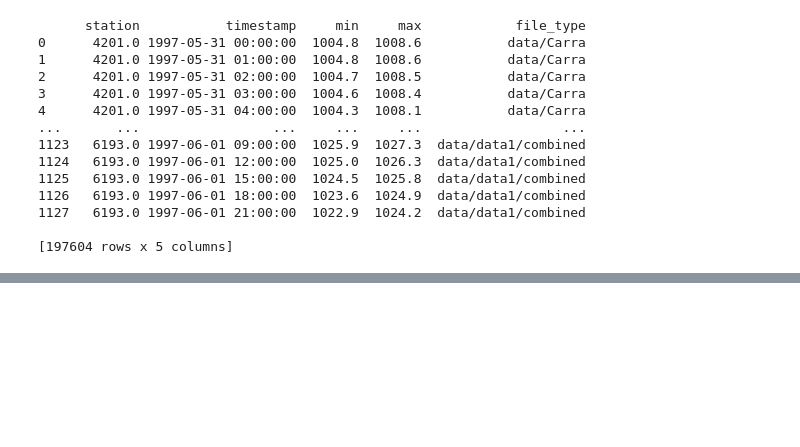
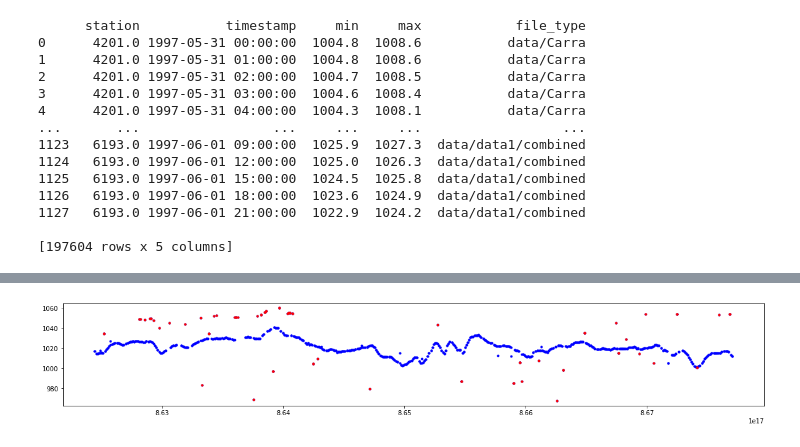
Before and after one commit to tomasfbouvier/Meteorological_Data_quality_assesment, a Jupyter notebook: Data_exploration.ipynb, the cells around one changed output, grey strips where cells are left out. Saved outputs shown, nothing was run; the diff lists cells and outputs as text; code cells hidden in the pictures; blank space fills up the shorter version.

```diff
--- a/Data_exploration.ipynb
+++ b/Data_exploration.ipynb
@@ -90,0 +163,57 @@ for i in range(len(stations)):
+# %%
+my_station=4330
+
+df2=df[df['station']==my_station]
+
+x=df2['timestamp']
+y=df2['max']
+
+from sklearn.cluster import DBSCAN
+
+#clustering = DBSCAN(eps=3, min_samples=2).fit(np.array(x,y))
+
+x = x.to_numpy('float64')
+
+y = y.to_numpy('float64')
+
+X = np.array([x,y])
+X= X.T
+
+X=np.delete(X, X[:,1] ==-1., axis=0)
+
+#X=np.sort(X, axis= 0 , kind=None, order=None)
+
+
+y_steps= [y[i+1]-y[i] for i in range(len(y)-1)]
+x_steps= [x[i+1]-x[i] for i in range(len(x)-1)]
+
+
+X[:,0]/=np.std(x_steps)
+X[:,1]/=np.std(y_steps)
+
+
+#np.concatenate((x,y), axis=0)
+clustering = DBSCAN(eps=.32,min_samples=15, metric='euclidean').fit(X)
+
+labels=clustering.fit_predict(X)
+#for i in clustering.labels_:
+    #print(i)
+
+X[:,0]*=np.std(x_steps)
+X[:,1]*=np.std(y_steps)
+
+plt.figure(figsize=(20,3))
+
+plt.plot(X[:,0], X[:,1], 'b.')
+#plt.ylim(6.2, 6.8)
+
+for i in range(len(clustering.labels_)):
+    if clustering.labels_[i]==-1:
+        plt.plot(X[i,0], X[i, 1], 'r.')
+    """
+    if(get_slope(x[i:i+2], y[i:i+2]) is not None and abs(get_slope(x[i:i+2], y[i:i+2]))>0.25*std):
+        print(get_slope(x[i:i+2], y[i:i+2]))
+        plt.plot(X[i,0], X[i, 1], 'r.')
+    """
+# %% [output]
+[figure, added]
```
Also changed, not shown: parts of 11 cells of this notebook.
